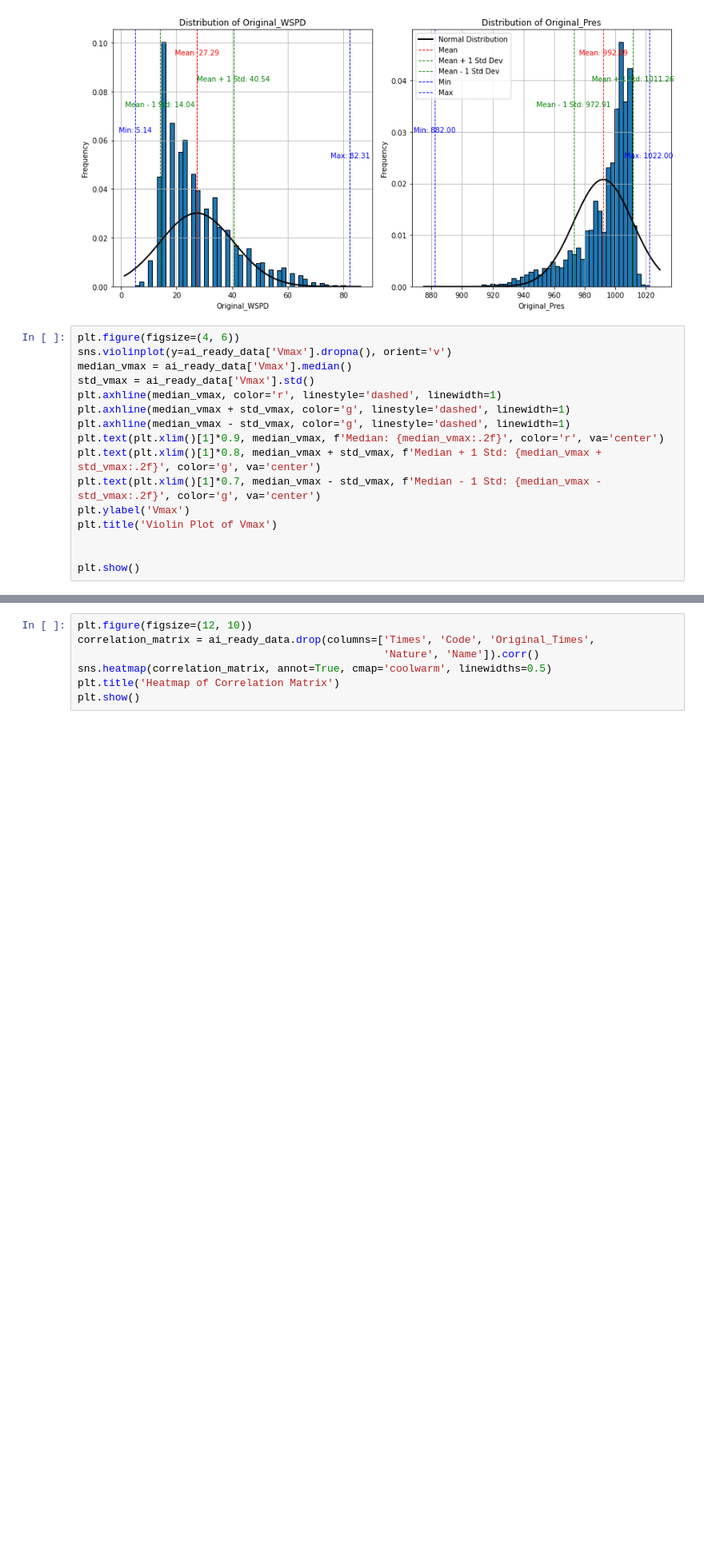
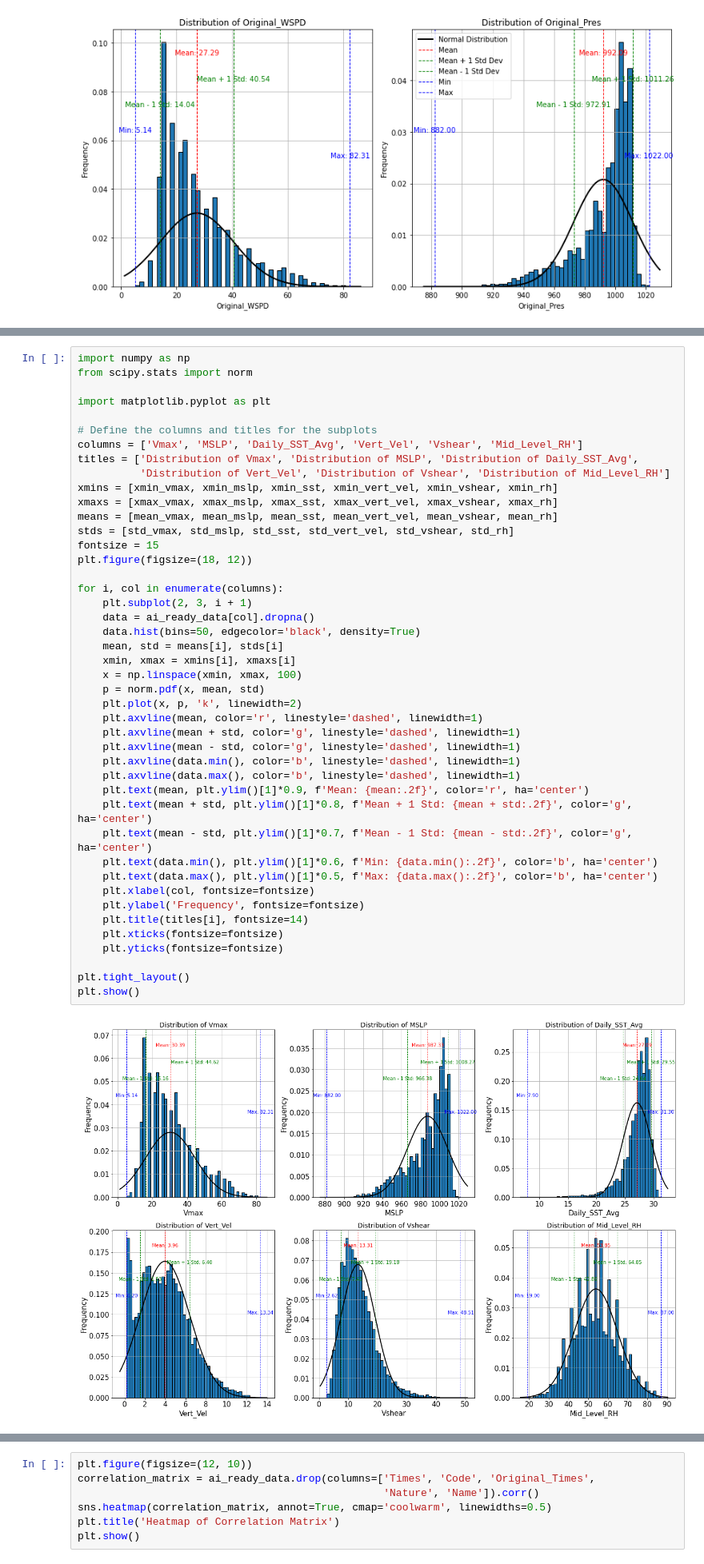
Before and after one commit to UW-MLGEO/MLGEO2024_TC_Tracks_Intensity, a Jupyter notebook: notebooks/EDA.ipynb, the cells around one changed output, grey strips where cells are left out. Shown at 80% size. Saved outputs shown, nothing was run; the diff lists cells and outputs as text; blank space fills up the shorter version.

Commit message:
Explored the correlation of variables and their distributions

```diff
--- a/notebooks/EDA.ipynb
+++ b/notebooks/EDA.ipynb
@@ -89,19 +95,3 @@ plt.tight_layout()
 plt.show()
 # %% [output]
 [figure]
-# %%
-plt.figure(figsize=(4, 6))
-sns.violinplot(y=ai_ready_data['Vmax'].dropna(), orient='v')
-median_vmax = ai_ready_data['Vmax'].median()
-std_vmax = ai_ready_data['Vmax'].std()
-plt.axhline(median_vmax, color='r', linestyle='dashed', linewidth=1)
-plt.axhline(median_vmax + std_vmax, color='g', linestyle='dashed', linewidth=1)
-plt.axhline(median_vmax - std_vmax, color='g', linestyle='dashed', linewidth=1)
-plt.text(plt.xlim()[1]*0.9, median_vmax, f'Median: {median_vmax:.2f}', color='r', va='center')
-plt.text(plt.xlim()[1]*0.8, median_vmax + std_vmax, f'Median + 1 Std: {median_vmax + std_vmax:.2f}', color='g', va='center')
-plt.text(plt.xlim()[1]*0.7, median_vmax - std_vmax, f'Median - 1 Std: {median_vmax - std_vmax:.2f}', color='g', va='center')
-plt.ylabel('Vmax')
-plt.title('Violin Plot of Vmax')
-
-
-plt.show()
@@ -172,0 +100,46 @@ plt.show()
+# %%
+import numpy as np
+from scipy.stats import norm
+
+import matplotlib.pyplot as plt
+
+# Define the columns and titles for the subplots
+columns = ['Vmax', 'MSLP', 'Daily_SST_Avg', 'Vert_Vel', 'Vshear', 'Mid_Level_RH']
+titles = ['Distribution of Vmax', 'Distribution of MSLP', 'Distribution of Daily_SST_Avg',
+          'Distribution of Vert_Vel', 'Distribution of Vshear', 'Distribution of Mid_Level_RH']
+xmins = [xmin_vmax, xmin_mslp, xmin_sst, xmin_vert_vel, xmin_vshear, xmin_rh]
+xmaxs = [xmax_vmax, xmax_mslp, xmax_sst, xmax_vert_vel, xmax_vshear, xmax_rh]
+means = [mean_vmax, mean_mslp, mean_sst, mean_vert_vel, mean_vshear, mean_rh]
+stds = [std_vmax, std_mslp, std_sst, std_vert_vel, std_vshear, std_rh]
+fontsize = 15
+plt.figure(figsize=(18, 12))
+
+for i, col in enumerate(columns):
+    plt.subplot(2, 3, i + 1)
+    data = ai_ready_data[col].dropna()
+    data.hist(bins=50, edgecolor='black', density=True)
+    mean, std = means[i], stds[i]
+    xmin, xmax = xmins[i], xmaxs[i]
+    x = np.linspace(xmin, xmax, 100)
+    p = norm.pdf(x, mean, std)
+    plt.plot(x, p, 'k', linewidth=2)
+    plt.axvline(mean, color='r', linestyle='dashed', linewidth=1)
+    plt.axvline(mean + std, color='g', linestyle='dashed', linewidth=1)
+    plt.axvline(mean - std, color='g', linestyle='dashed', linewidth=1)
+    plt.axvline(data.min(), color='b', linestyle='dashed', linewidth=1)
+    plt.axvline(data.max(), color='b', linestyle='dashed', linewidth=1)
+    plt.text(mean, plt.ylim()[1]*0.9, f'Mean: {mean:.2f}', color='r', ha='center')
+    plt.text(mean + std, plt.ylim()[1]*0.8, f'Mean + 1 Std: {mean + std:.2f}', color='g', ha='center')
+    plt.text(mean - std, plt.ylim()[1]*0.7, f'Mean - 1 Std: {mean - std:.2f}', color='g', ha='center')
+    plt.text(data.min(), plt.ylim()[1]*0.6, f'Min: {data.min():.2f}', color='b', ha='center')
+    plt.text(data.max(), plt.ylim()[1]*0.5, f'Max: {data.max():.2f}', color='b', ha='center')
+    plt.xlabel(col, fontsize=fontsize)
+    plt.ylabel('Frequency', fontsize=fontsize)
+    plt.title(titles[i], fontsize=14)
+    plt.xticks(fontsize=fontsize)
+    plt.yticks(fontsize=fontsize)
+
+plt.tight_layout()
+plt.show()
+# %% [output]
+[figure, added]
```
Also changed, not shown: parts of 12 cells of this notebook.
